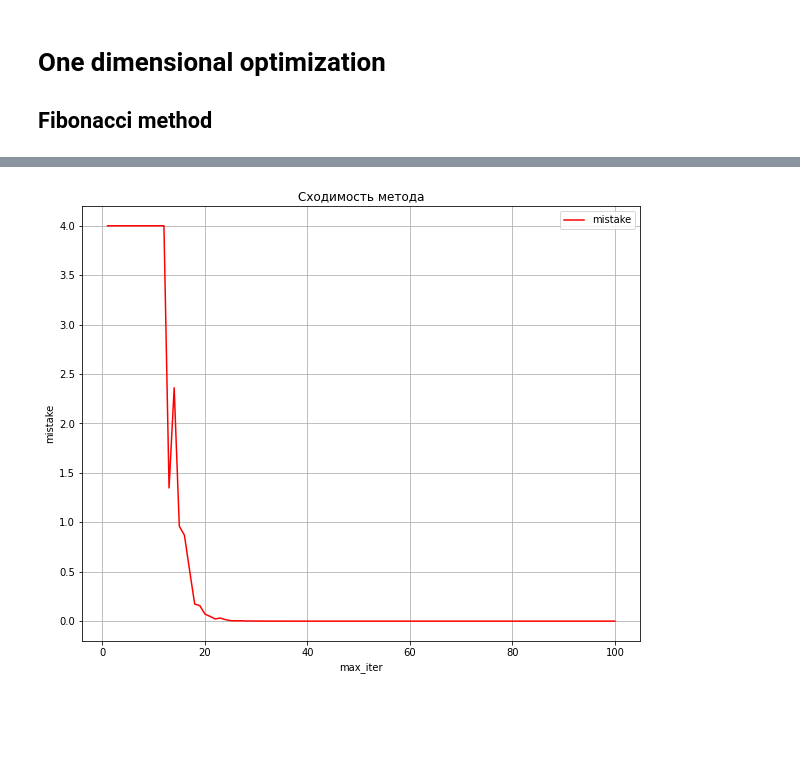
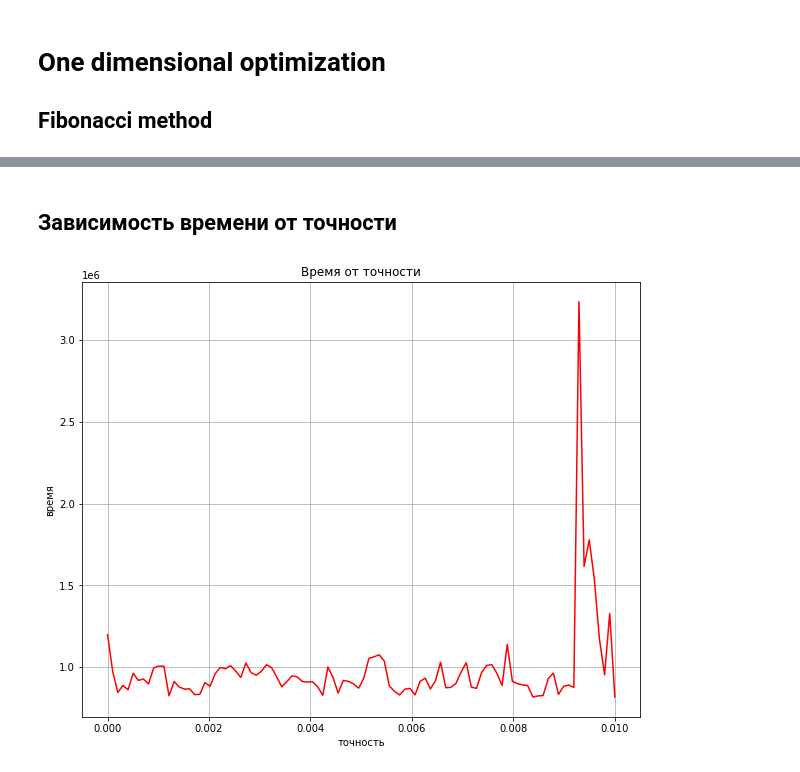
Before and after one commit to Egor200313/optimization, a Jupyter notebook: one_dim/fibonacci_method.ipynb, the cells around one changed output, grey strips where cells are left out. Saved outputs shown, nothing was run; the diff lists cells and outputs as text; code cells hidden in the pictures; blank space fills up the shorter version.

```diff
--- a/one_dim/fibonacci_method.ipynb
+++ b/one_dim/fibonacci_method.ipynb
@@ -24,21 +24,25 @@ from optimizer import optimize_one_dim
 
 def f(x):
   return (x - 4.0)**2 + 2.0
-
-N = 100
-mistake = []
-for iterations in range(1, N + 1):
-  point = optimize_one_dim(0.0, 1000.0, 0.0, iterations, f)
-  mis = abs(4.0 - point)
-  mistake.append(mis)
-
-plt.figure(figsize=(10,8))
-plt.title("Сходимость метода")
-plt.plot(np.arange(1, N + 1), mistake, c='red', label="mistake")
-plt.xlabel("max_iter")
-plt.ylabel("mistake")
-plt.legend()
-plt.grid()
-plt.show()
-# %% [output]
-[figure, removed]
+# %% [markdown]
+## Зависимость времени от точности
+# %%
+import time
+iters = 1000
+delay = []
+tolerance = np.linspace(0.000000001, 0.01, 100)
+for tol in tolerance:
+  start = time.time_ns()
+  result = optimize_one_dim(0.0, 100000.0, tol, iters, f)
+  end = time.time_ns()
+  delay.append(end - start)
+
+plt.figure(figsize=(10,8))
+plt.title("Время от точности")
+plt.plot(tolerance, delay, c='red')
+plt.xlabel("точность")
+plt.ylabel("время")
+plt.grid()
+plt.show()
+# %% [output]
+[figure, added]
```
Also changed, not shown: parts of 5 cells of this notebook.
